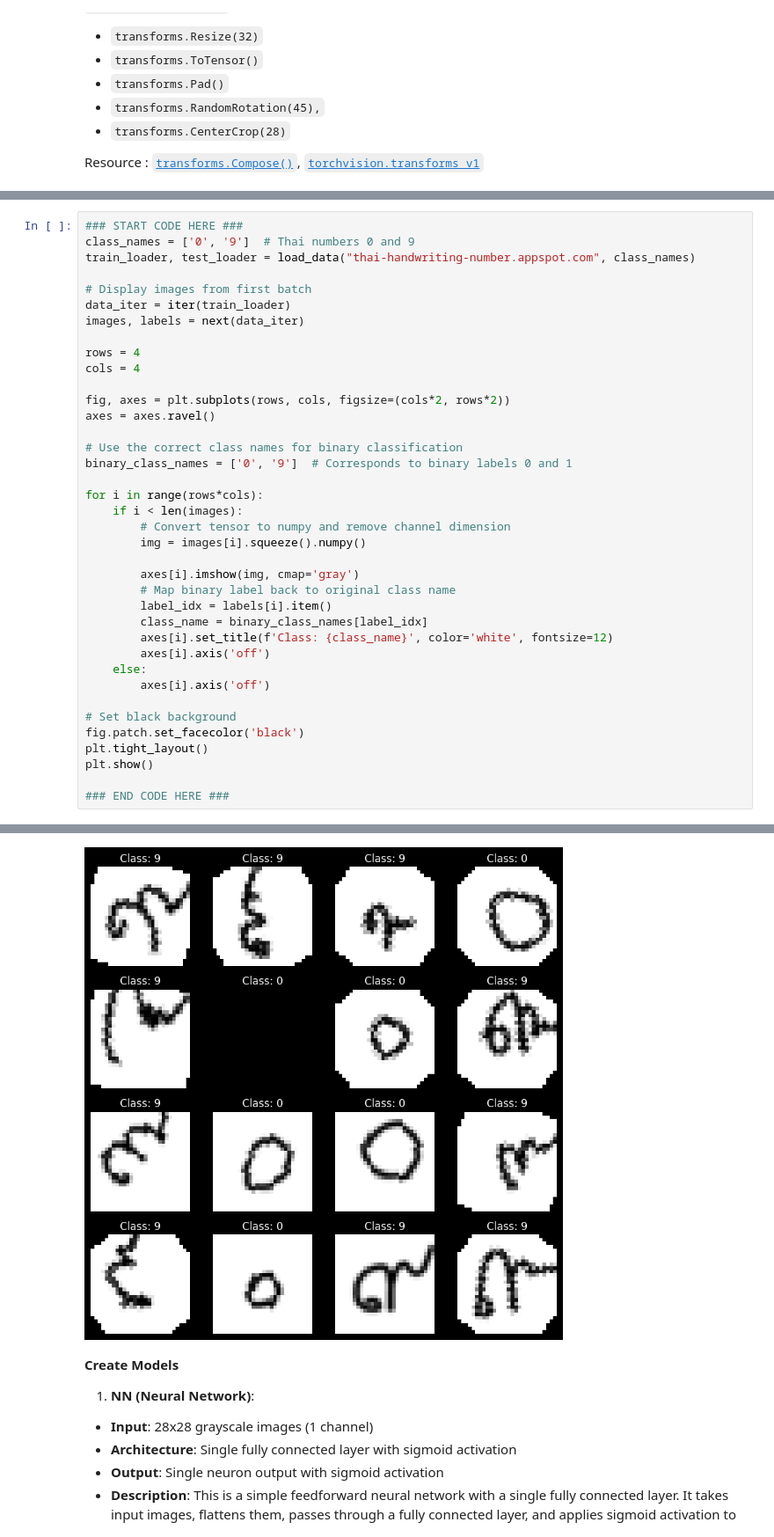
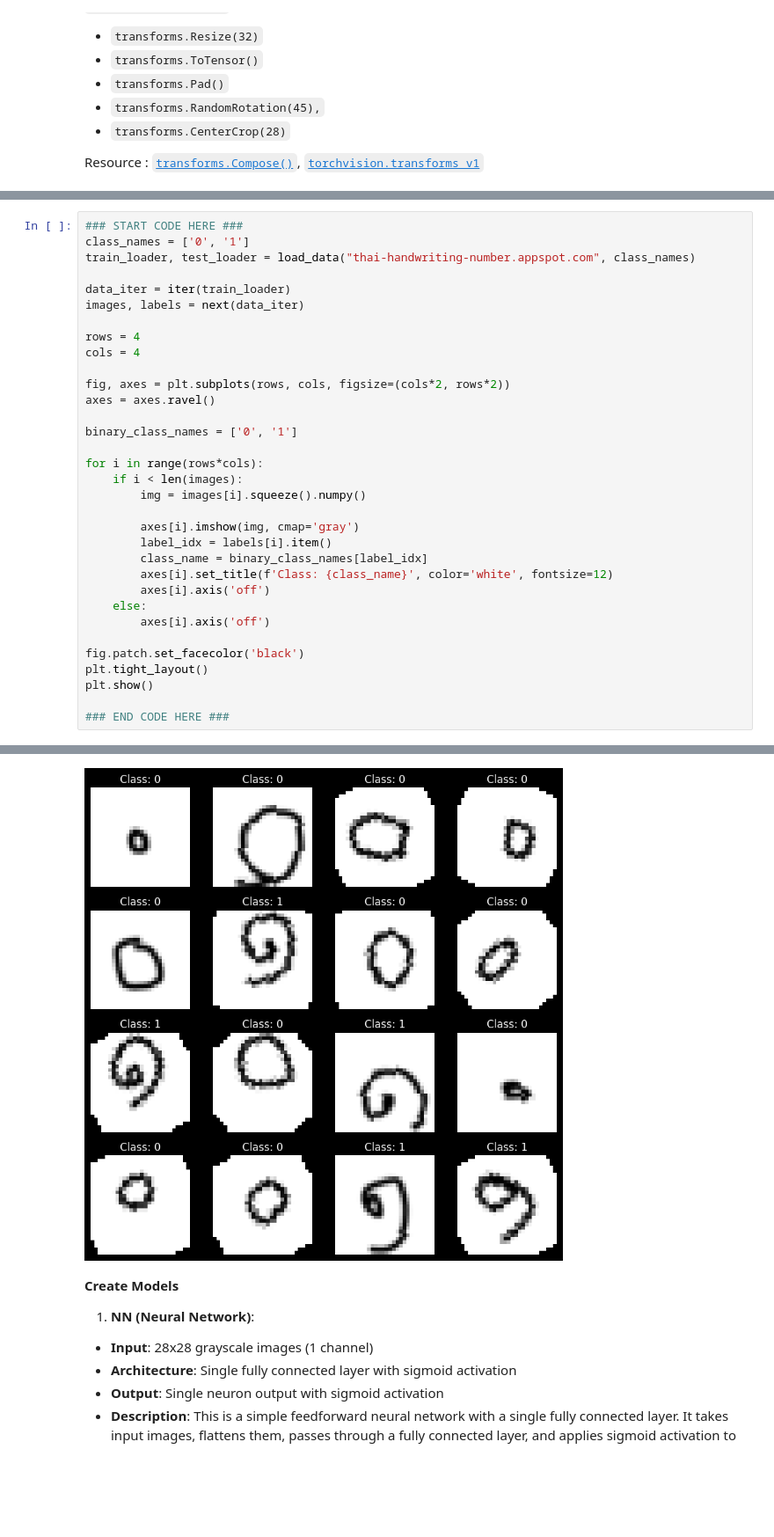
Before and after one commit to Proxiermax/Image-Processing-Course-2025, a Jupyter notebook: Lab4_NN-and-CNN/Lab4_2_NN-and-CNN.ipynb, the cells around one changed output, grey strips where cells are left out. Shown at 88% size. Saved outputs shown, nothing was run; the diff lists cells and outputs as text; blank space fills up the shorter version.

```diff
--- a/Lab4_NN-and-CNN/Lab4_2_NN-and-CNN.ipynb
+++ b/Lab4_NN-and-CNN/Lab4_2_NN-and-CNN.ipynb
@@ -149,10 +136,9 @@ Use your `load_data()` function to load the dataset in the cell below. Then, dis
 </details>
 # %%
 ### START CODE HERE ###
-class_names = ['0', '9']  # Thai numbers 0 and 9
+class_names = ['0', '1']
 train_loader, test_loader = load_data("thai-handwriting-number.appspot.com", class_names)
 
-# Display images from first batch
 data_iter = iter(train_loader)
 images, labels = next(data_iter)
 
@@ -162,16 +148,13 @@ cols = 4
 fig, axes = plt.subplots(rows, cols, figsize=(cols*2, rows*2))
 axes = axes.ravel()
 
-# Use the correct class names for binary classification
-binary_class_names = ['0', '9']  # Corresponds to binary labels 0 and 1
+binary_class_names = ['0', '1']
 
 for i in range(rows*cols):
     if i < len(images):
-        # Convert tensor to numpy and remove channel dimension
         img = images[i].squeeze().numpy()
 
         axes[i].imshow(img, cmap='gray')
-        # Map binary label back to original class name
         label_idx = labels[i].item()
         class_name = binary_class_names[label_idx]
         axes[i].set_title(f'Class: {class_name}', color='white', fontsize=12)
@@ -179,7 +162,6 @@ for i in range(rows*cols):
     else:
         axes[i].axis('off')
 
-# Set black background
 fig.patch.set_facecolor('black')
 plt.tight_layout()
 plt.show()
@@ -197,5 +179,5 @@ plt.show()
         Number of testing samples: 156
-[figure, old version]
+[figure, new version]
 # %% [markdown]
 **Create Models**
 1. **NN (Neural Network)**:
```
Also changed, not shown: parts of 11 cells of this notebook, 5 other files.
